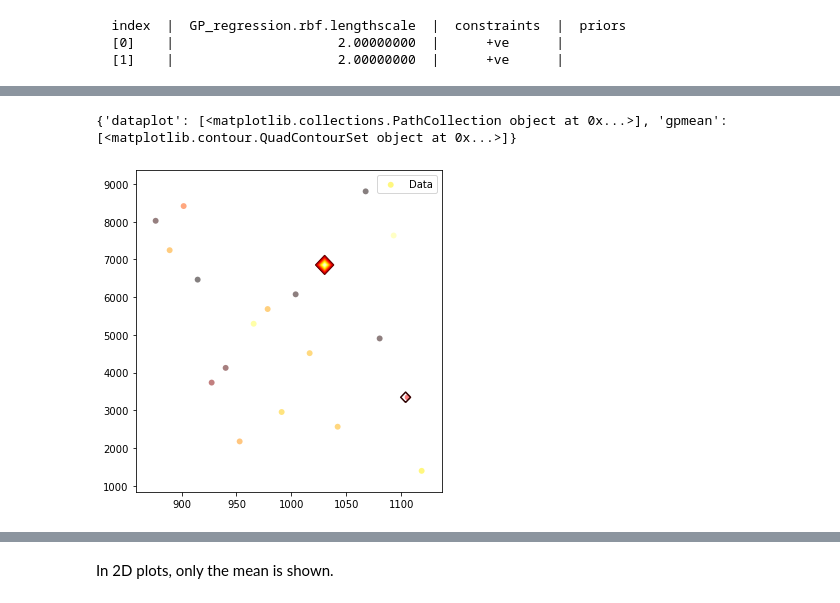
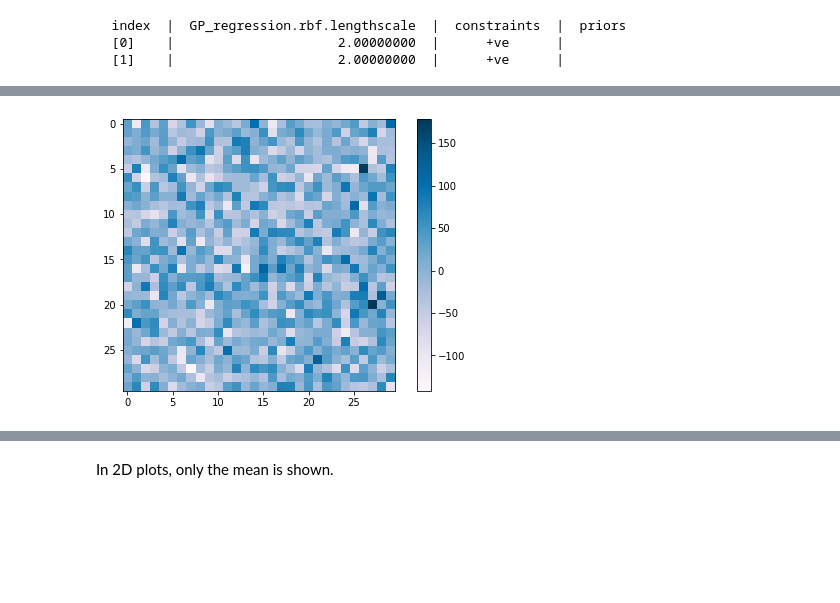
Before and after one commit to jwwtc/code, a Jupyter notebook: gaussian_process_regression/twod_gp.ipynb, the cells around one changed output, grey strips where cells are left out. Drawn from its saved outputs; the diff is of its cells as text; code cells hidden in the pictures; blank space fills up the shorter version.

```diff
--- a/gaussian_process_regression/twod_gp.ipynb
+++ b/gaussian_process_regression/twod_gp.ipynb
@@ -188,6 +180,12 @@ Updates: True
-# %%
-fig = model.plot(figsize=(5, 5), dpi=100)
-print(fig)
-# %% [output]
-{'dataplot': [<matplotlib.collections.PathCollection object at 0x...>], 'gpmean': [<matplotlib.contour.QuadContourSet object at 0x...>]}
-[figure, removed]
+# %%
+def plot_sample(k):
+    xx, yy = np.mgrid[-10:10:30j, -10:10:30j]
+    X = np.vstack((xx.flatten(), yy.flatten())).T
+    K = k.K(X)
+    s = np.random.multivariate_normal(np.zeros(X.shape[0]), K)
+    plt.imshow(s.reshape(*xx.shape), interpolation='nearest', cmap="PuBu")
+    plt.colorbar()
+
+plot_sample(k)
+# %% [output]
+[figure, added]
```
Also changed, not shown: parts of 16 cells of this notebook, 1 other file.
